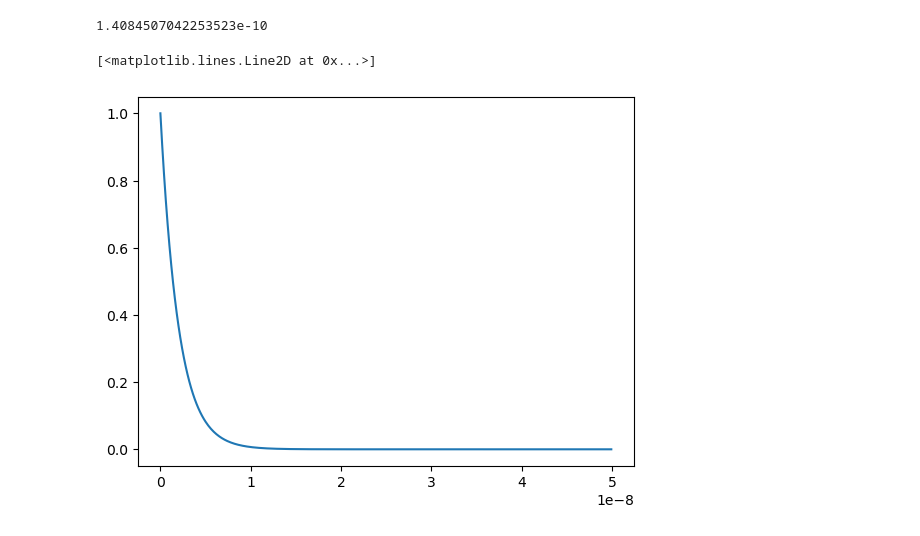
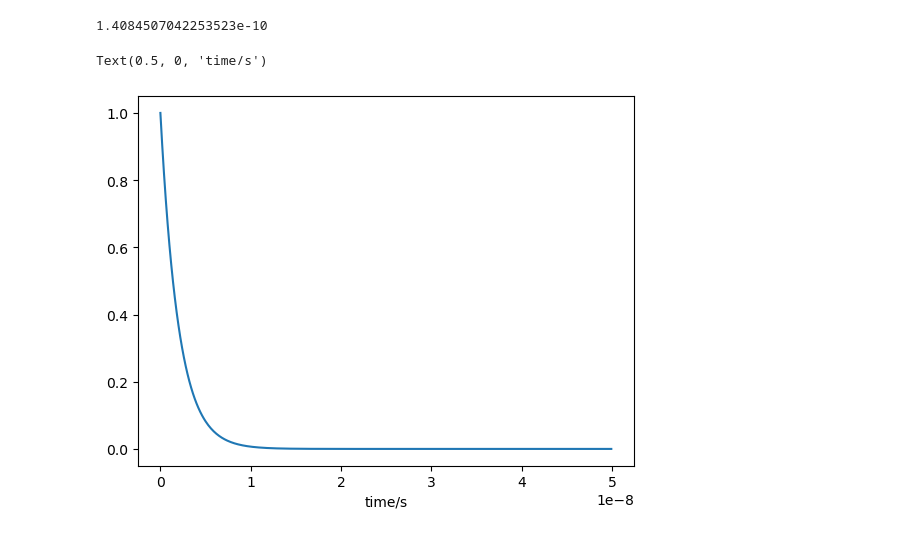
Before and after one commit to Xyunyao/KChannel_torsion_angle, a Jupyter notebook: NMR_t1_estimation.ipynb, the cells around one changed output. Cells and saved outputs as stored; diff of their text form; code cells hidden in the pictures.

```diff
--- a/NMR_t1_estimation.ipynb
+++ b/NMR_t1_estimation.ipynb
@@ -1240,26 +1240,27 @@ plot_spectral_density_fixed_omega(omega_0=omega_0_fixed, tau_c_values=tau_c_valu
 # %%
 # now test when Tc = 2 ns, using spectral density calcualtion code, what it looks like
 # generate data points for Y_test
 # generate a time from 0 to 4 us with 0.1 ns as intervale
 import numpy as np
 
 # Generate a time array from 0 to 4 microseconds with 0.1 ns intervals
 t = np.arange(0, 4e-6, 0.1e-9)  # Convert microseconds and nanoseconds to seconds
 
 # Tau value in nanoseconds
 tau = 2e-9  # Convert tau to seconds
 
 # Generate the dataset
 Y_test = np.exp(-t / tau)
 
 # reshape data
 # Reshape data to add a new axis
 Y_test = np.expand_dims(Y_test, axis=-1)
 
 plt.plot(t[:500], Y_test[:500])
+plt.xlabel('time/s')
 # %% [output]
-[<matplotlib.lines.Line2D at 0x...>]
+Text(0.5, 0, 'time/s')
-[figure, old version]
+[figure, new version]
 # %%
 # now test spectral density function code
 # Calculate spectral density
```
Also changed, not shown: parts of 5 cells of this notebook.
